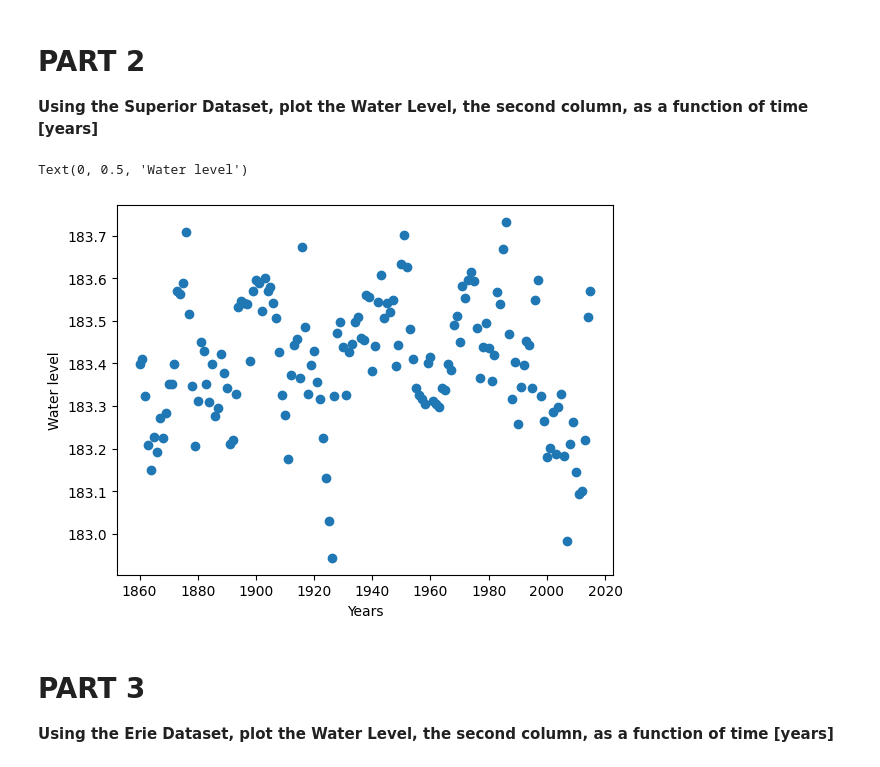
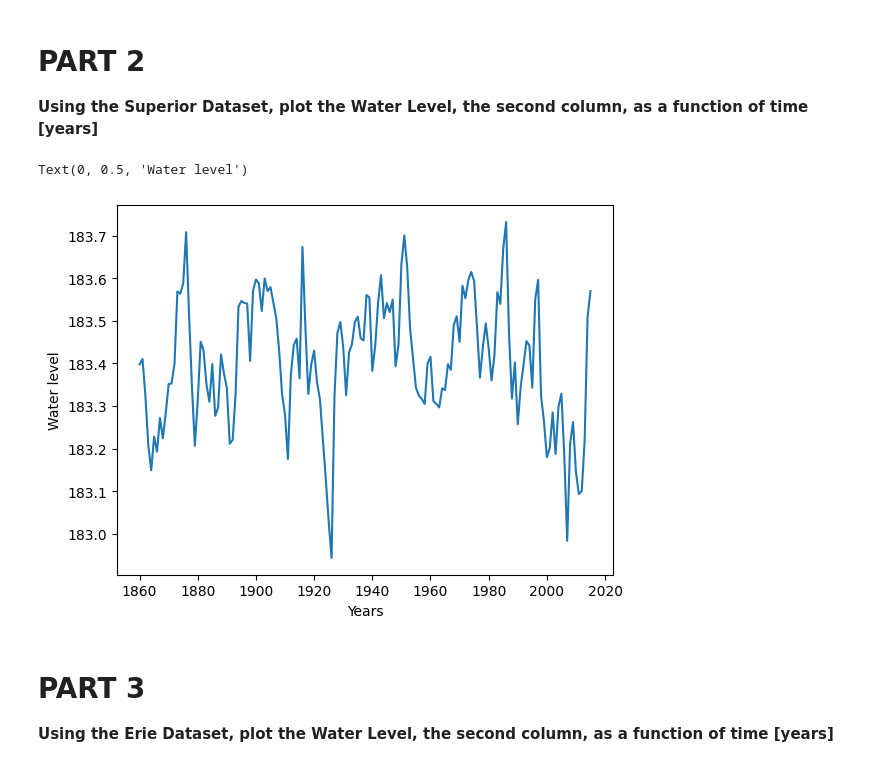
Before and after one commit to landmatt818/CMSE202_Git_Started, a Jupyter notebook: Great_Lakes_and_Grand_River.ipynb, the cells around one changed output. Drawn from its saved outputs; the diff is of its cells as text; code cells hidden in the pictures.

```diff
--- a/Great_Lakes_and_Grand_River.ipynb
+++ b/Great_Lakes_and_Grand_River.ipynb
@@ -37,13 +37,13 @@ This notebook **might look very familiar!** It is based off a CMSE 201 assignmen
 # %%
 # Insert Code Here
 df = pd.read_csv("sup.csv")
 df = df.iloc[:,:2]
-plt.scatter(df["Lake Superior annual averages"],df["AnnAvg"])
+plt.plot(df["Lake Superior annual averages"],df["AnnAvg"])
 plt.xlabel("Years")
 plt.ylabel("Water level")
 # %% [output]
 Text(0, 0.5, 'Water level')
-[figure, old version]
+[figure, new version]
 # %% [markdown]
 # PART 3
 
```
